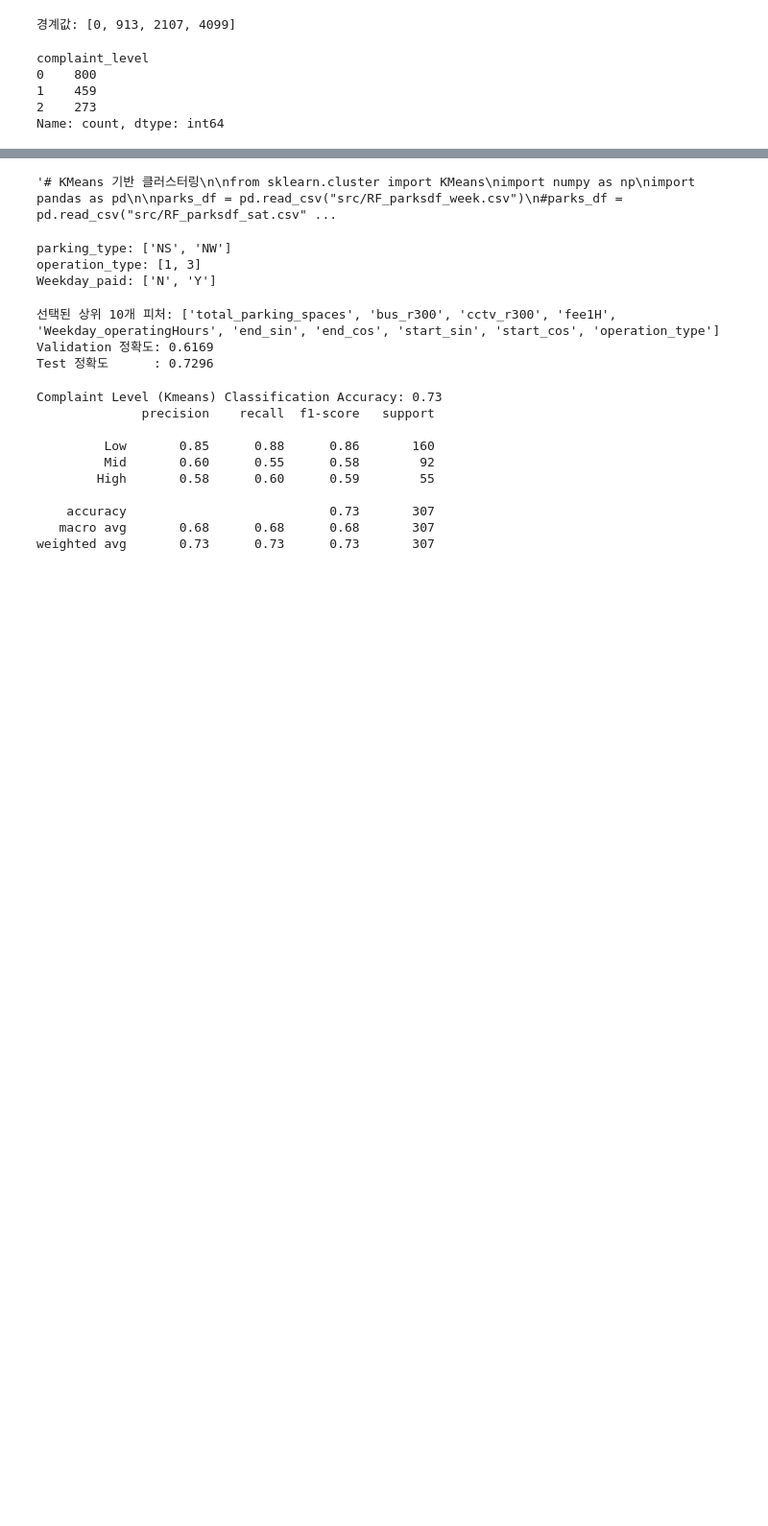
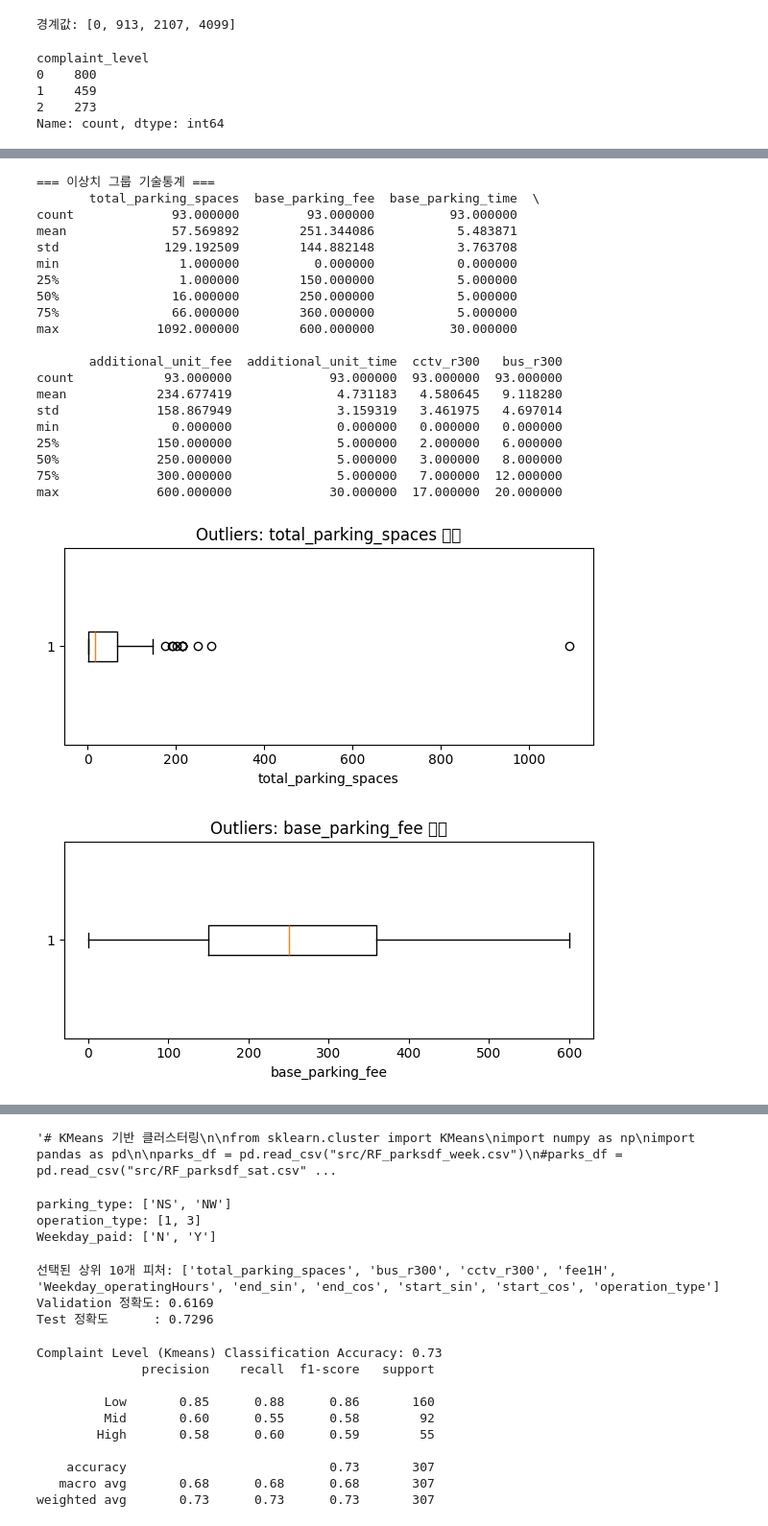
Before and after one commit to vxlmlxv/20251R0136COSE47101, a Jupyter notebook: randomforest_dong.ipynb, the cells around one changed output, grey strips where cells are left out. Shown: that part at 96% size. Cells and saved outputs as stored; diff of their text form; code cells hidden in the pictures; blank space fills up the shorter version.

Commit message:
restore randomforest_dong.ipynb from origin/main

```diff
--- a/randomforest_dong.ipynb
+++ b/randomforest_dong.ipynb
@@ -114,0 +54,69 @@ Name: count, dtype: int64
+# %%
+# ─── 1) 이상치(outliers) 그룹 복사 ──────────────────────────────────────────
+df_out = outliers.copy()
+
+# ─── 2) 분석에 사용할 피처 리스트 정의 ───────────────────────────────────────
+features = [
+    "total_parking_spaces",
+    "base_parking_fee",
+    "base_parking_time",
+    "additional_unit_fee",
+    "additional_unit_time",
+    "cctv_r300",
+    "bus_r300"
+    # 필요하면 인구밀도, 상권지수 등 외부 요인 컬럼 추가
+]
+
+# ─── 3) 이상치 그룹 기술통계 출력 ───────────────────────────────────────────
+print("=== 이상치 그룹 기술통계 ===")
+print(df_out[features].describe())
+
+# ─── 4) 각 피처 분포 시각화 (박스플롯) ──────────────────────────────────────
+import matplotlib.pyplot as plt
+
+for col in features:
+    plt.figure(figsize=(6,3))
+    plt.boxplot(df_out[col].dropna(), vert=False)
+    plt.title(f"Outliers: {col} 분포")
+    plt.xlabel(col)
+    plt.tight_layout()
+    plt.show()
+
+# ─── 5) 이상치 그룹 내부 클러스터링 (K-Means 예시) ──────────────────────────
+from sklearn.cluster import KMeans
+
+# 클러스터 개수 설정 (예: 2)
+n_clusters = 2
+kmeans = KMeans(n_clusters=n_clusters, random_state=0)
+df_out["subcluster"] = kmeans.fit_predict(df_out[features])
+
+# 서브클러스터별 평균 프로파일 확인
+print("\n=== Outliers 내부 서브클러스터 평균 프로파일 ===")
+print(df_out.groupby("subcluster")[features].mean())
+
+# ─── 6) 서브클러스터별 샘플 개수 확인 ────────────────────────────────────
+print("\n=== Subcluster별 샘플 수 ===")
+print(df_out["subcluster"].value_counts())
+# %% [output]
+=== 이상치 그룹 기술통계 ===
+       total_parking_spaces  base_parking_fee  base_parking_time  \
+count             93.000000         93.000000          93.000000
+mean              57.569892        251.344086           5.483871
+std              129.192509        144.882148           3.763708
+min                1.000000          0.000000           0.000000
+25%                1.000000        150.000000           5.000000
+50%               16.000000        250.000000           5.000000
+75%               66.000000        360.000000           5.000000
+max             1092.000000        600.000000          30.000000
+
+       additional_unit_fee  additional_unit_time  cctv_r300   bus_r300
+count            93.000000             93.000000  93.000000  93.000000
+mean            234.677419              4.731183   4.580645   9.118280
+std             158.867949              3.159319   3.461975   4.697014
+min               0.000000              0.000000   0.000000   0.000000
+25%             150.000000              5.000000   2.000000   6.000000
+50%             250.000000              5.000000   3.000000   8.000000
+75%             300.000000              5.000000   7.000000  12.000000
+max             600.000000             30.000000  17.000000  20.000000
+[figure, added]
+[figure, added]
```
Also changed, not shown: parts of 18 cells of this notebook.
